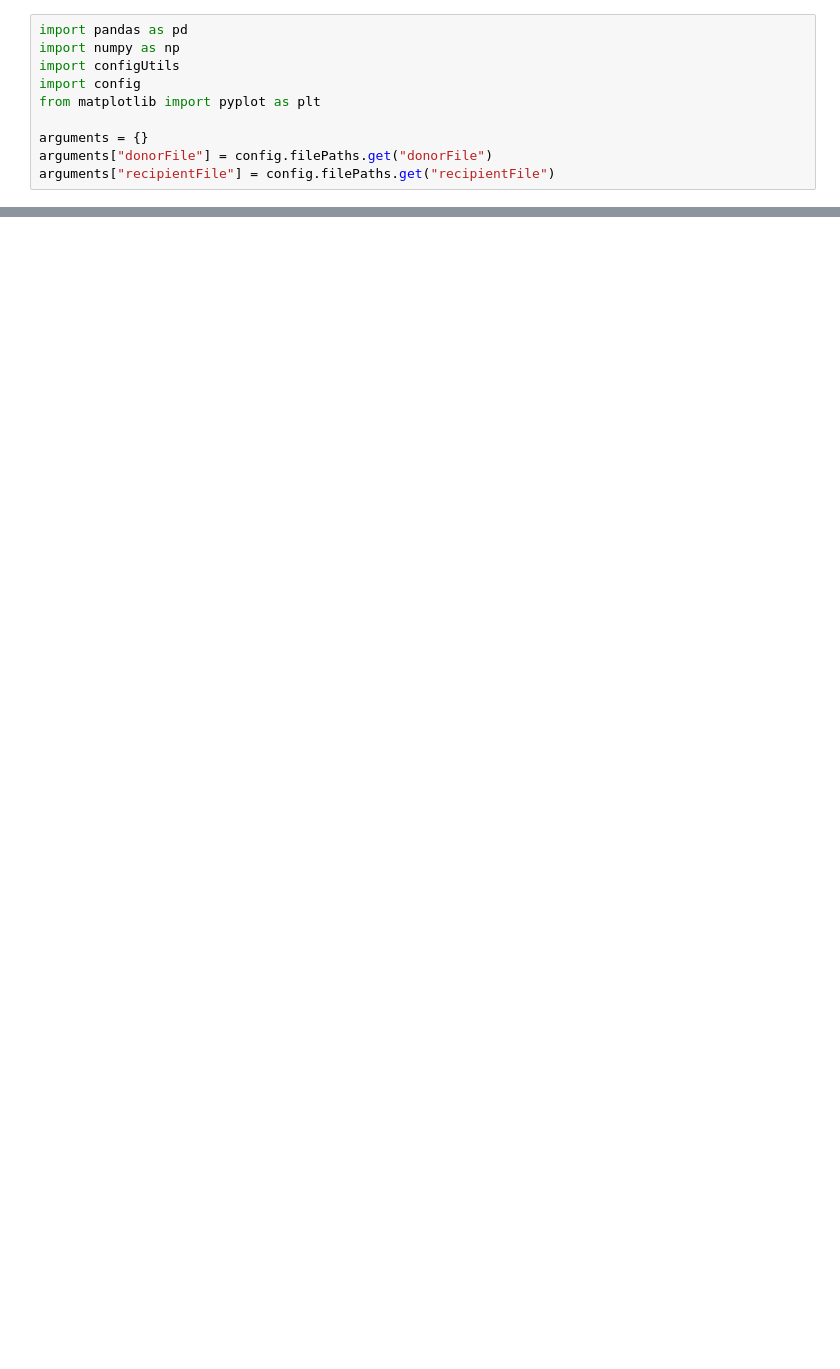
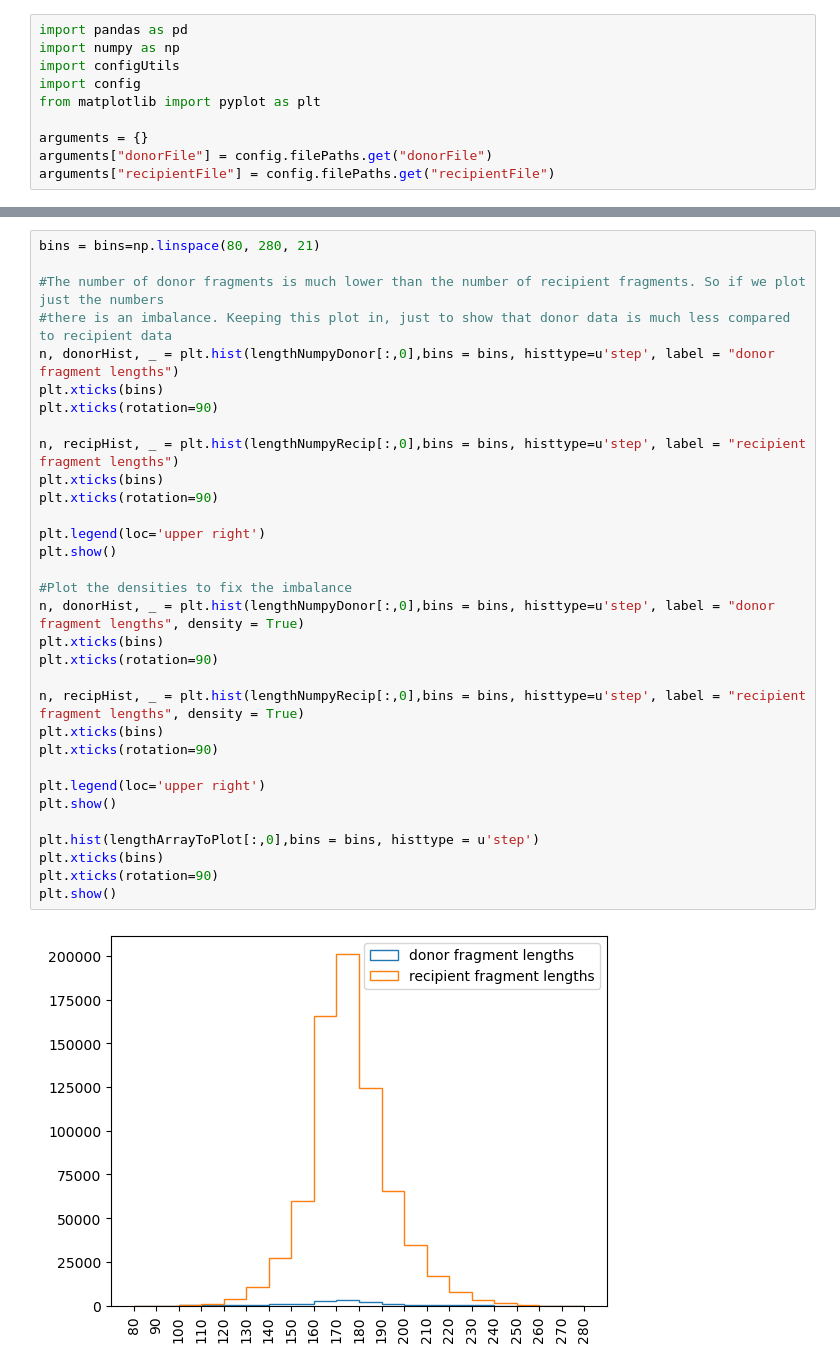
Before and after one commit to vmadhupreetha/fragmentomics, a Jupyter notebook: initial_analysis.ipynb, the cells around one changed output, grey strips where cells are left out. Drawn from its saved outputs; the diff is of its cells as text; blank space fills up the shorter version.

Commit message:
Updated version of histogram with line plot

```diff
--- a/initial_analysis.ipynb
+++ b/initial_analysis.ipynb
@@ -56,0 +57,34 @@ plt.show()
+# %%
+bins = bins=np.linspace(80, 280, 21)
+
+#The number of donor fragments is much lower than the number of recipient fragments. So if we plot just the numbers
+#there is an imbalance. Keeping this plot in, just to show that donor data is much less compared to recipient data
+n, donorHist, _ = plt.hist(lengthNumpyDonor[:,0],bins = bins, histtype=u'step', label = "donor fragment lengths")
+plt.xticks(bins)
+plt.xticks(rotation=90)
+
+n, recipHist, _ = plt.hist(lengthNumpyRecip[:,0],bins = bins, histtype=u'step', label = "recipient fragment lengths")
+plt.xticks(bins)
+plt.xticks(rotation=90)
+
+plt.legend(loc='upper right')
+plt.show()
+
+#Plot the densities to fix the imbalance
+n, donorHist, _ = plt.hist(lengthNumpyDonor[:,0],bins = bins, histtype=u'step', label = "donor fragment lengths", density = True)
+plt.xticks(bins)
+plt.xticks(rotation=90)
+
+n, recipHist, _ = plt.hist(lengthNumpyRecip[:,0],bins = bins, histtype=u'step', label = "recipient fragment lengths", density = True)
+plt.xticks(bins)
+plt.xticks(rotation=90)
+
+plt.legend(loc='upper right')
+plt.show()
+
+plt.hist(lengthArrayToPlot[:,0],bins = bins, histtype = u'step')
+plt.xticks(bins)
+plt.xticks(rotation=90)
+plt.show()
+# %% [output]
+[figure, added]
```
Also changed, not shown: parts of 3 cells of this notebook.
